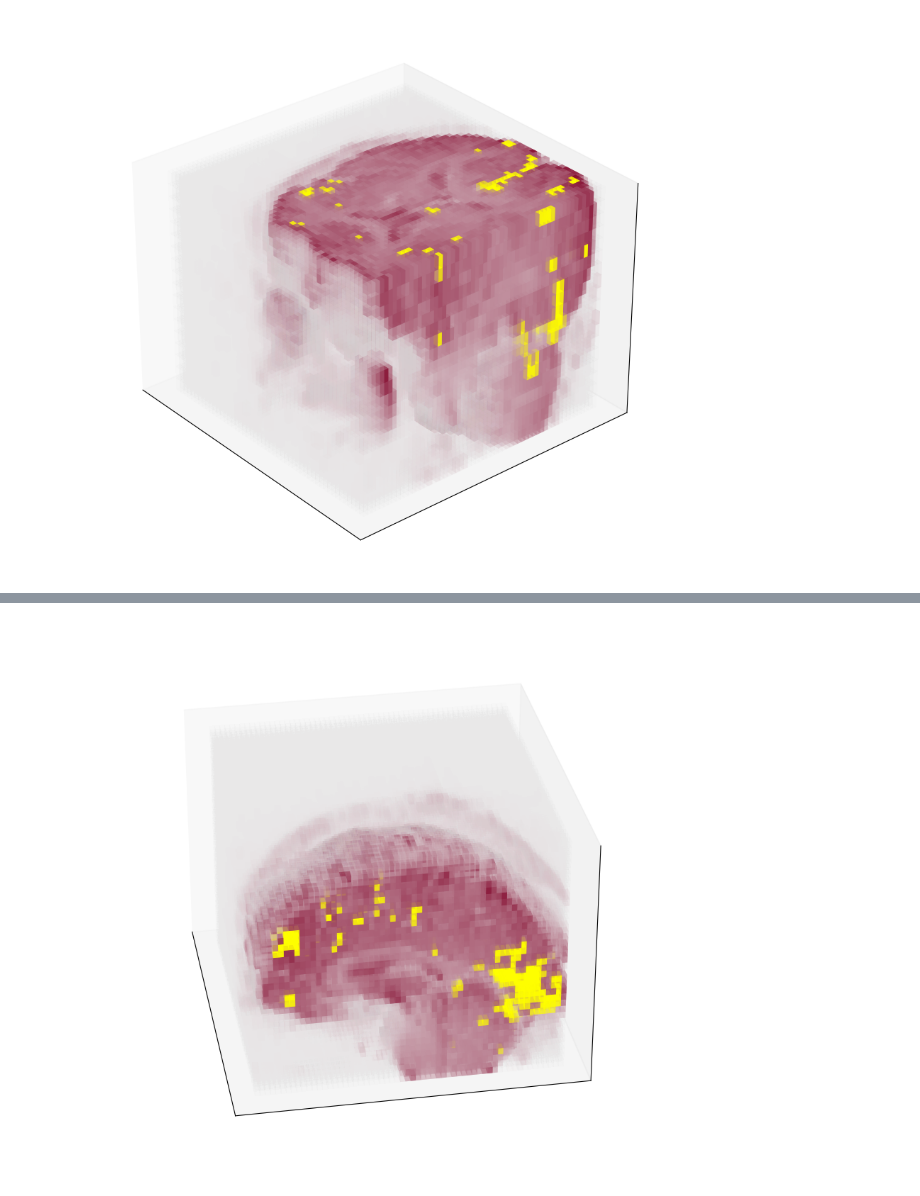
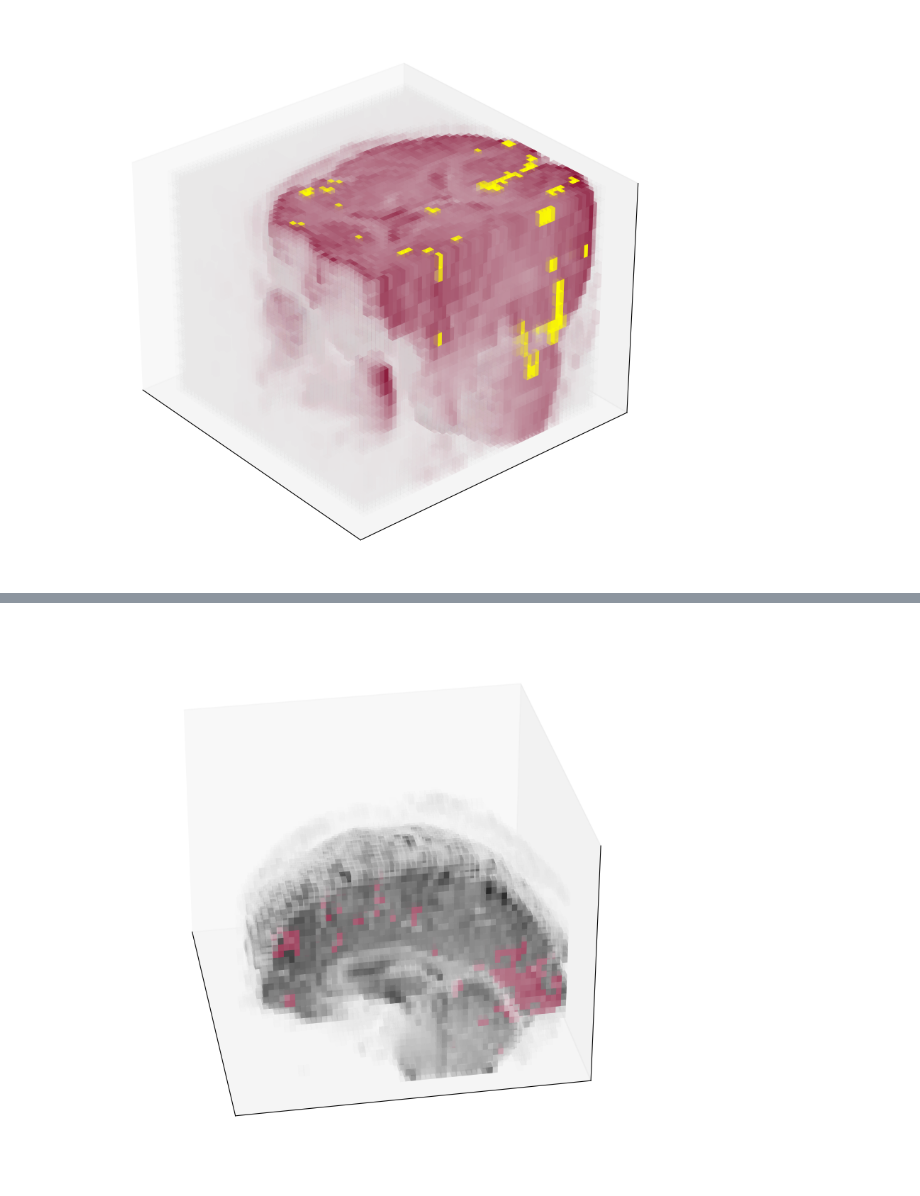
Before and after one commit to juanesfco/Thesis, a Jupyter notebook: realData.ipynb, the cells around one changed output, grey strips where cells are left out. Cells and saved outputs as stored; diff of their text form; code cells hidden in the pictures.

```diff
--- a/realData.ipynb
+++ b/realData.ipynb
@@ -142,0 +143,14 @@ plot_design_matrix(X1, ax=ax)
+# %%
+from nilearn.glm.first_level import check_design_matrix
+import matplotlib
+matplotlib.rcParams['mathtext.fontset'] = 'cm'
+matplotlib.rcParams['font.family'] = 'STIXGeneral'
+fig, ax = plt.subplots(figsize=(6, 4))
+_,X,names = check_design_matrix(X1)
+ax.imshow(X, interpolation="nearest", aspect="auto",cmap=cmap)
+ax.set_ylabel("Scan number",fontsize=12)
+ax.set_xticks(range(len(names)))
+ax.set_xticklabels(names, rotation=60, ha="left",fontsize=12)
+ax.xaxis.tick_top()
+plt.tight_layout()
+plt.savefig('Thesis_MS_ScientificComputing_FlorezCoronel_JuanE/images/dMatEx.png', transparent=True, bbox_inches = 'tight',dpi=1000)
@@ -142,0 +159,10 @@ plot_design_matrix(X1, ax=ax)
+# %%
+X = pd.read_csv('Data/Simulations/Run032724/2D/X.csv')
+fig, ax = plt.subplots(figsize=(6, 1.2))
+ax.imshow(X.T, interpolation="nearest", aspect="auto",cmap=cmap)
+ax.set_xlabel("Scan number",fontsize=12)
+ax.set_yticks([0,1])
+ax.set_yticklabels(['stimulus','constant'], rotation=30,fontsize=12)
+#ax.xaxis.tick_top()
+plt.tight_layout()
+plt.savefig('Thesis_MS_ScientificComputing_FlorezCoronel_JuanE/images/dMatSimEx.png', transparent=True, bbox_inches = 'tight',dpi=1000)
@@ -483,4 +563,4 @@ plot_cube_act(arr[:50,10:70,:18], act[:50,10:70,:18], 'Thesis_MS_ScientificCompu
 # %%
-plot_cube_act(arr[:37,10:70,:], act[:37,10:70,:], 'Thesis_MS_ScientificComputing_FlorezCoronel_JuanE/images/plot3dAct2.png',350)
+plot_cube_act_trans(arr[:37,10:70,:], act[:37,10:70,:], 'Thesis_MS_ScientificComputing_FlorezCoronel_JuanE/images/plot3dAct2Nuevo.png',350)
 # %% [output]
-[figure, old version]
+[figure, new version]
```
Also changed, not shown: parts of 12 cells of this notebook, 10 other files.
